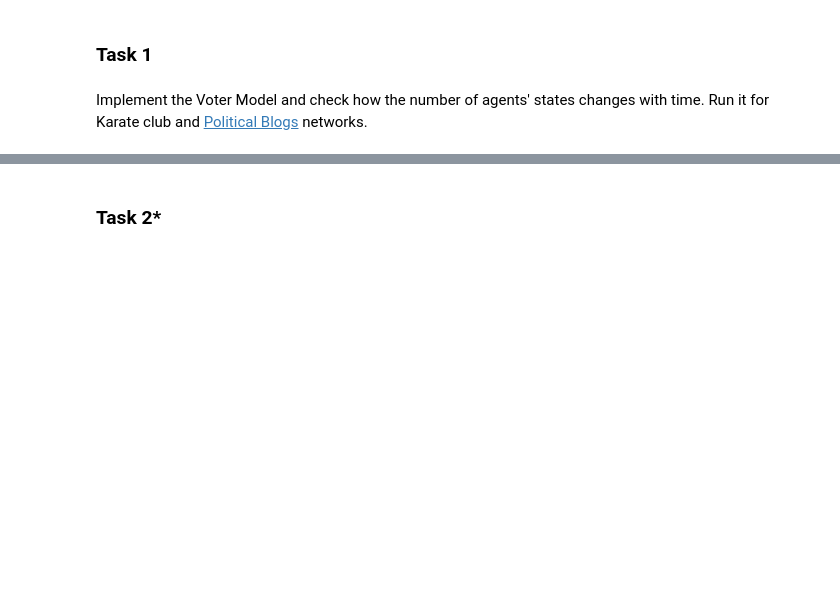
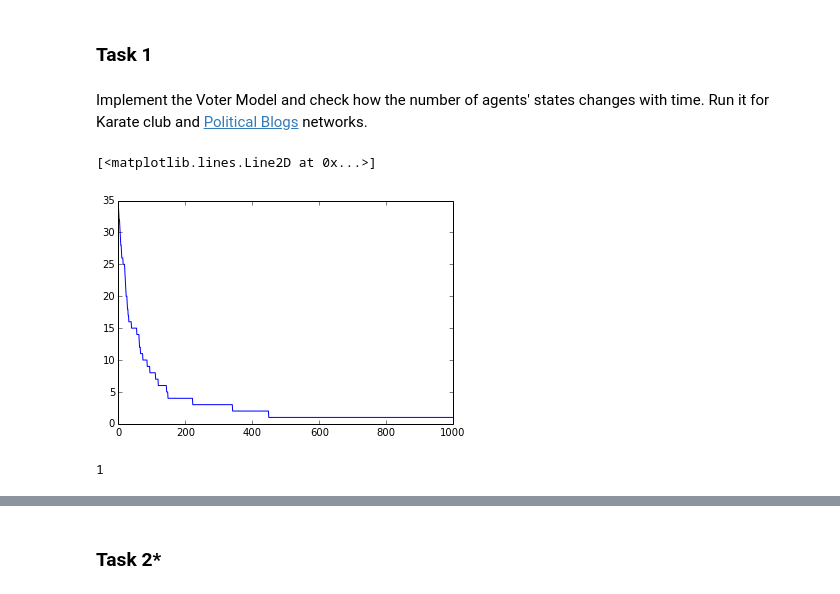
Before and after one commit to shestakoff/social_ntwks, a Jupyter notebook: social_learning.ipynb, the cells around one changed output, grey strips where cells are left out. Cells and saved outputs as stored; diff of their text form; code cells hidden in the pictures; blank space fills up the shorter version.

```diff
--- a/social_learning.ipynb
+++ b/social_learning.ipynb
@@ -28,3 +22,26 @@ G = nx.karate_club_graph()
+# %%
+G = nx.karate_club_graph()
+y = range(G.number_of_nodes())
+
+maxIter = 1000
+numStates = np.zeros((maxIter,), dtype=int)
+path = []
+
+for i in xrange(maxIter):
+    numStates[i] = len(np.unique(y))
+    agent = np.random.choice(G.nodes())
+    adopt = np.random.choice(G.neighbors(agent))
+    y[agent] = y[adopt]
+    path.append((adopt, agent))
+# %%
+plt.plot(numStates)
+# %% [output]
+[<matplotlib.lines.Line2D at 0x...>]
+[figure, added]
+# %%
+numStates[-1]
+# %% [output]
+1
 # %%
 # Some preprocessing for polblogs
 A = nx.adj_matrix(nx.read_gml('polblogs.gml'))
```
Also changed, not shown: parts of 12 cells of this notebook.
